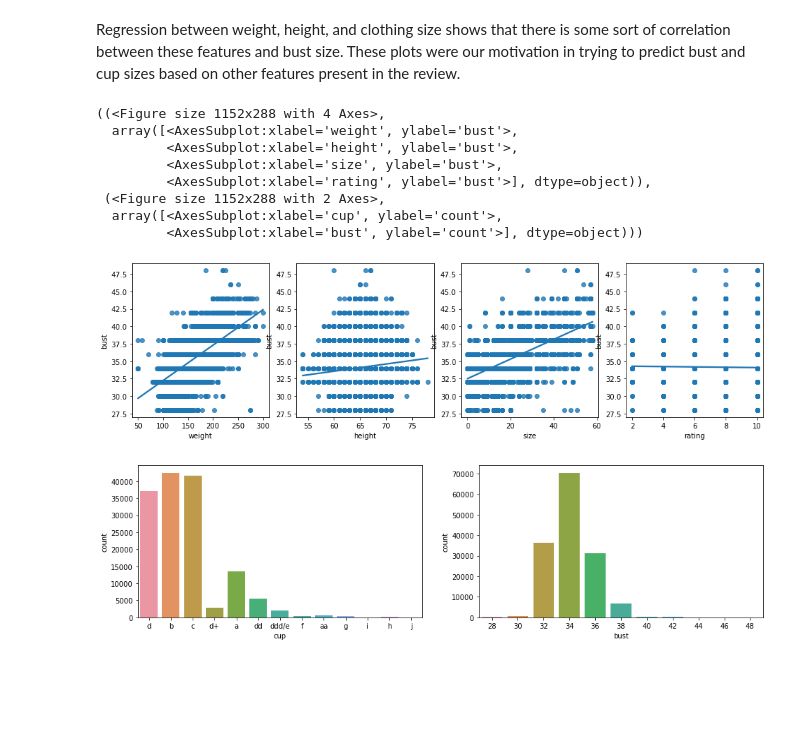
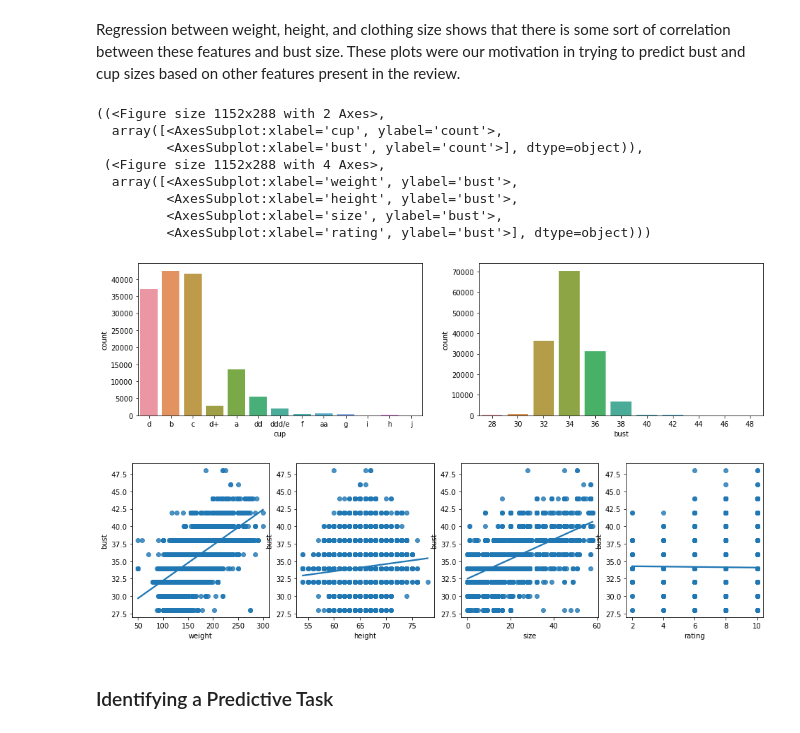
Before and after one commit to brianjhuang/fashion-recommendations, a Jupyter notebook: Predicting Bust To Optimize Clothing Fit.ipynb, the cells around one changed output. Cells and saved outputs as stored; diff of their text form; code cells hidden in the pictures; blank space fills up the shorter version.

```diff
--- a/Predicting Bust To Optimize Clothing Fit.ipynb
+++ b/Predicting Bust To Optimize Clothing Fit.ipynb
@@ -47,15 +50,17 @@ gv.genBodyType()
 # %% [markdown]
 Regression between weight, height, and clothing size shows that there is some sort of correlation between these features and bust size. These plots were our motivation in trying to predict bust and cup sizes based on other features present in the review.
 # %%
-gv.genTrends(), gv.genBustCup()
+gv.genBustCup(), gv.genTrends()
 # %% [output]
-((<Figure size 1152x288 with 4 Axes>,
+((<Figure size 1152x288 with 2 Axes>,
+  array([<AxesSubplot:xlabel='cup', ylabel='count'>,
+         <AxesSubplot:xlabel='bust', ylabel='count'>], dtype=object)),
+ (<Figure size 1152x288 with 4 Axes>,
   array([<AxesSubplot:xlabel='weight', ylabel='bust'>,
          <AxesSubplot:xlabel='height', ylabel='bust'>,
          <AxesSubplot:xlabel='size', ylabel='bust'>,
-         <AxesSubplot:xlabel='rating', ylabel='bust'>], dtype=object)),
- (<Figure size 1152x288 with 2 Axes>,
-  array([<AxesSubplot:xlabel='cup', ylabel='count'>,
-         <AxesSubplot:xlabel='bust', ylabel='count'>], dtype=object)))
+         <AxesSubplot:xlabel='rating', ylabel='bust'>], dtype=object)))
-[figure, old version]
+[figure, new version]
-[figure, old version]
+[figure, new version]
+# %% [markdown]
+### Identifying a Predictive Task
```
Also changed, not shown: parts of 21 cells of this notebook, 2 other files.
